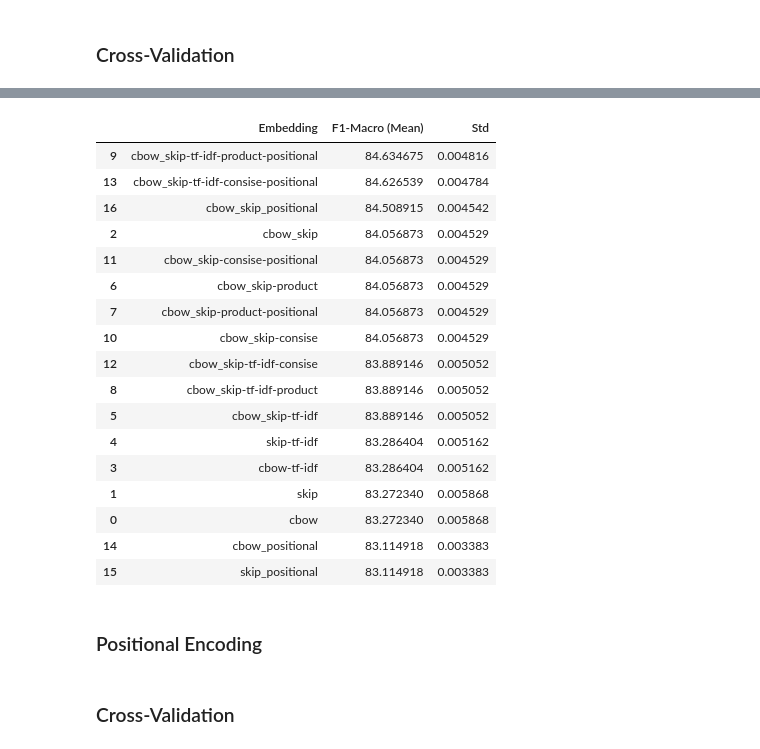
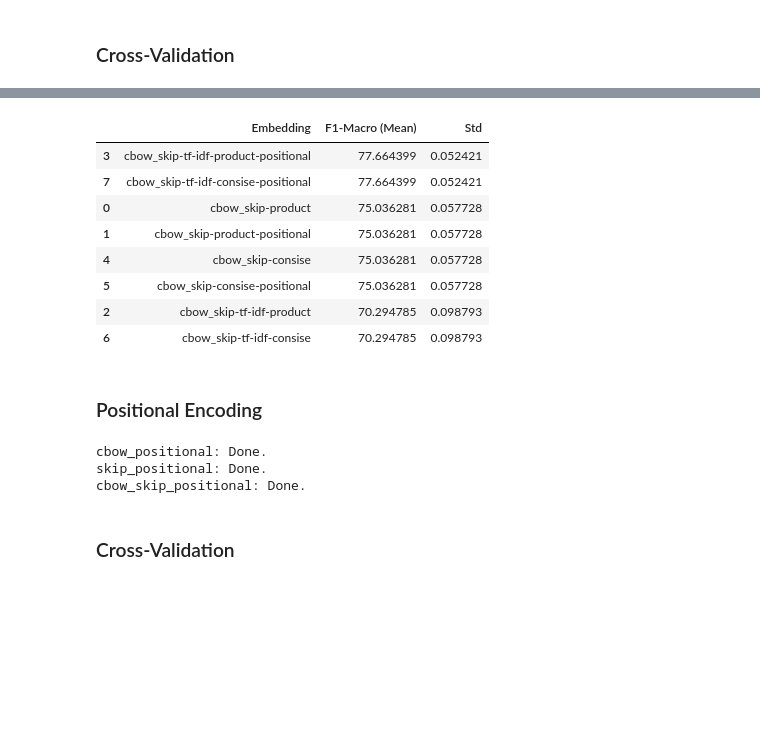
Before and after one commit to warSantos/ProjetoFinalNLP, a Jupyter notebook: EvaluateModels.ipynb, the cells around one changed output, grey strips where cells are left out. Saved outputs shown, nothing was run; the diff lists cells and outputs as text; code cells hidden in the pictures; blank space fills up the shorter version.

```diff
--- a/EvaluateModels.ipynb
+++ b/EvaluateModels.ipynb
@@ -351,8 +385,7 @@ Embedding: skip
 # %%
 table = []
 for emb in dict_scores:
-    for clf in dict_scores[emb]:
-        table.append([emb, np.mean(dict_scores[emb][clf]["macro"]), np.std(dict_scores[emb][clf]["macro"])])
+    table.append([emb, np.mean(dict_scores[emb]["macro"]), np.std(dict_scores[emb]["macro"])])
 sdf = pd.DataFrame(table, columns=["Embedding", "F1-Macro (Mean)", "Std"])
 sdf.sort_values(by=["F1-Macro (Mean)"], ascending=False)
 # %% [output]
@@ -413,38 +475,35 @@ Embedding: cbow_skip-product-positional
 # %%
 table = []
 for emb in dict_scores:
-    for clf in dict_scores[emb]:
-        table.append([emb, 100 * np.mean(dict_scores[emb][clf]["macro"]), np.std(dict_scores[emb][clf]["macro"])])
+    table.append([emb, 100 * np.mean(dict_scores[emb]["macro"]), np.std(dict_scores[emb]["macro"])])
 sdf = pd.DataFrame(table, columns=["Embedding", "F1-Macro (Mean)", "Std"])
 sdf.sort_values(by=["F1-Macro (Mean)"], ascending=False)
 # %% [output]
 |  | Embedding | F1-Macro (Mean) | Std |
-| 9 | cbow_skip-tf-idf-product-positional | 84.634675 | 0.004816 |
-| 13 | cbow_skip-tf-idf-consise-positional | 84.626539 | 0.004784 |
-| 16 | cbow_skip_positional | 84.508915 | 0.004542 |
-| 2 | cbow_skip | 84.056873 | 0.004529 |
-| 11 | cbow_skip-consise-positional | 84.056873 | 0.004529 |
-| 6 | cbow_skip-product | 84.056873 | 0.004529 |
-| 7 | cbow_skip-product-positional | 84.056873 | 0.004529 |
-| 10 | cbow_skip-consise | 84.056873 | 0.004529 |
-| 12 | cbow_skip-tf-idf-consise | 83.889146 | 0.005052 |
-| 8 | cbow_skip-tf-idf-product | 83.889146 | 0.005052 |
-| 5 | cbow_skip-tf-idf | 83.889146 | 0.005052 |
-| 4 | skip-tf-idf | 83.286404 | 0.005162 |
-| 3 | cbow-tf-idf | 83.286404 | 0.005162 |
-| 1 | skip | 83.272340 | 0.005868 |
-| 0 | cbow | 83.272340 | 0.005868 |
-| 14 | cbow_positional | 83.114918 | 0.003383 |
-| 15 | skip_positional | 83.114918 | 0.003383 |
+| 3 | cbow_skip-tf-idf-product-positional | 77.664399 | 0.052421 |
+| 7 | cbow_skip-tf-idf-consise-positional | 77.664399 | 0.052421 |
+| 0 | cbow_skip-product | 75.036281 | 0.057728 |
+| 1 | cbow_skip-product-positional | 75.036281 | 0.057728 |
+| 4 | cbow_skip-consise | 75.036281 | 0.057728 |
+| 5 | cbow_skip-consise-positional | 75.036281 | 0.057728 |
+| 2 | cbow_skip-tf-idf-product | 70.294785 | 0.098793 |
+| 6 | cbow_skip-tf-idf-consise | 70.294785 | 0.098793 |
 # %% [markdown]
 ### Positional Encoding
 # %%
 dict_embs = {}
 if MAKE_EMBEDDINGS:
     dict_embs["cbow_positional"] = get_raw_embs(sample.sent_tokens.values[:SIZE], cbow_model, skip_model, option=1, pos_embs=pos_embs, tfidf_matrix=tfidf_matrix)
+    print("cbow_positional: Done.")
     dict_embs["skip_positional"] = get_raw_embs(sample.sent_tokens.values[:SIZE], cbow_model, skip_model, option=2, pos_embs=pos_embs, tfidf_matrix=tfidf_matrix)
+    print("skip_positional: Done.")
     dict_embs["cbow_skip_positional"] = get_raw_embs(sample.sent_tokens.values[:SIZE], cbow_model, skip_model, option=3, pos_embs=pos_embs, tfidf_matrix=tfidf_matrix)
+    print("cbow_skip_positional: Done.")
     save_embs(dict_embs, "embeddings")
+# %% [output]
+cbow_positional: Done.
+skip_positional: Done.
+cbow_skip_positional: Done.
 # %% [markdown]
 ### Cross-Validation
 # %%
```
Also changed, not shown: parts of 20 cells of this notebook.
